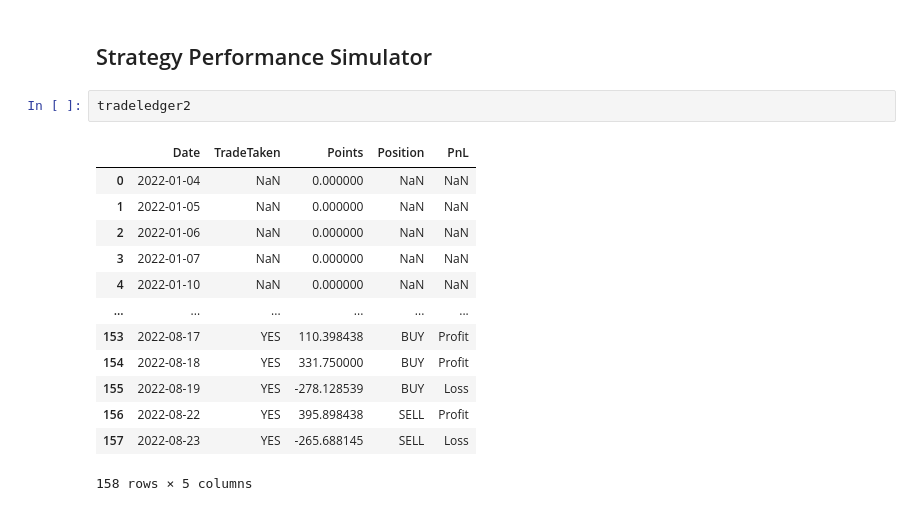
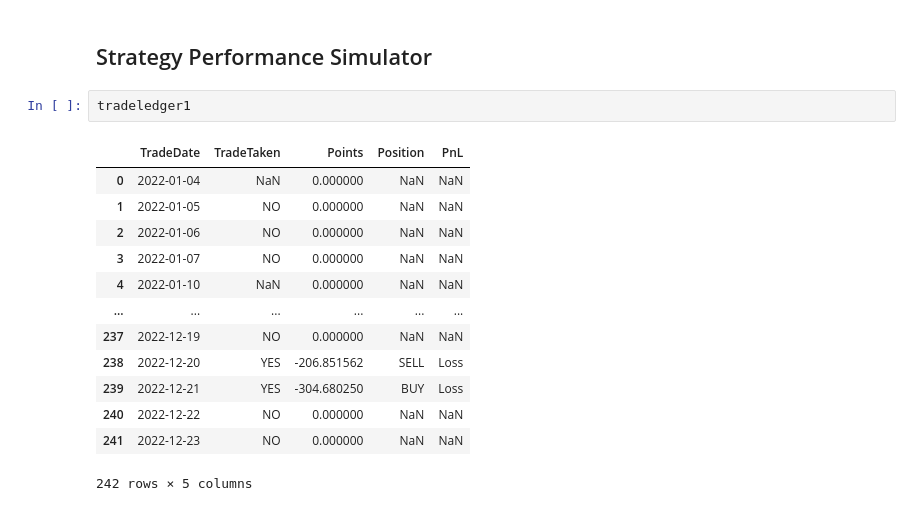
Before and after one commit to Aryann208/Quantstats, a Jupyter notebook: Quantstats - Data Analysis with Python.ipynb, the cells around one changed output. Saved outputs shown, nothing was run; the diff lists cells and outputs as text.

```diff
--- a/Quantstats - Data Analysis with Python.ipynb
+++ b/Quantstats - Data Analysis with Python.ipynb
@@ -1089,20 +1095,20 @@ Largest Unprofitable Position :                 -278.13
 # %% [markdown]
 ## Strategy Performance Simulator
 # %%
-tradeledger2
+tradeledger1
 # %% [output]
-|  | Date | TradeTaken | Points | Position | PnL |
+|  | TradeDate | TradeTaken | Points | Position | PnL |
 | 0 | 2022-01-04 | NaN | 0.000000 | NaN | NaN |
-| 1 | 2022-01-05 | NaN | 0.000000 | NaN | NaN |
-| 2 | 2022-01-06 | NaN | 0.000000 | NaN | NaN |
-| 3 | 2022-01-07 | NaN | 0.000000 | NaN | NaN |
+| 1 | 2022-01-05 | NO | 0.000000 | NaN | NaN |
+| 2 | 2022-01-06 | NO | 0.000000 | NaN | NaN |
+| 3 | 2022-01-07 | NO | 0.000000 | NaN | NaN |
 | 4 | 2022-01-10 | NaN | 0.000000 | NaN | NaN |
 | ... | ... | ... | ... | ... | ... |
-| 153 | 2022-08-17 | YES | 110.398438 | BUY | Profit |
-| 154 | 2022-08-18 | YES | 331.750000 | BUY | Profit |
-| 155 | 2022-08-19 | YES | -278.128539 | BUY | Loss |
-| 156 | 2022-08-22 | YES | 395.898438 | SELL | Profit |
-| 157 | 2022-08-23 | YES | -265.688145 | SELL | Loss |
+| 237 | 2022-12-19 | NO | 0.000000 | NaN | NaN |
+| 238 | 2022-12-20 | YES | -206.851562 | SELL | Loss |
+| 239 | 2022-12-21 | YES | -304.680250 | BUY | Loss |
+| 240 | 2022-12-22 | NO | 0.000000 | NaN | NaN |
+| 241 | 2022-12-23 | NO | 0.000000 | NaN | NaN |
-158 rows × 5 columns
+242 rows × 5 columns
 # %%
 threshold_sum=0
```
Also changed, not shown: parts of 28 cells of this notebook.
